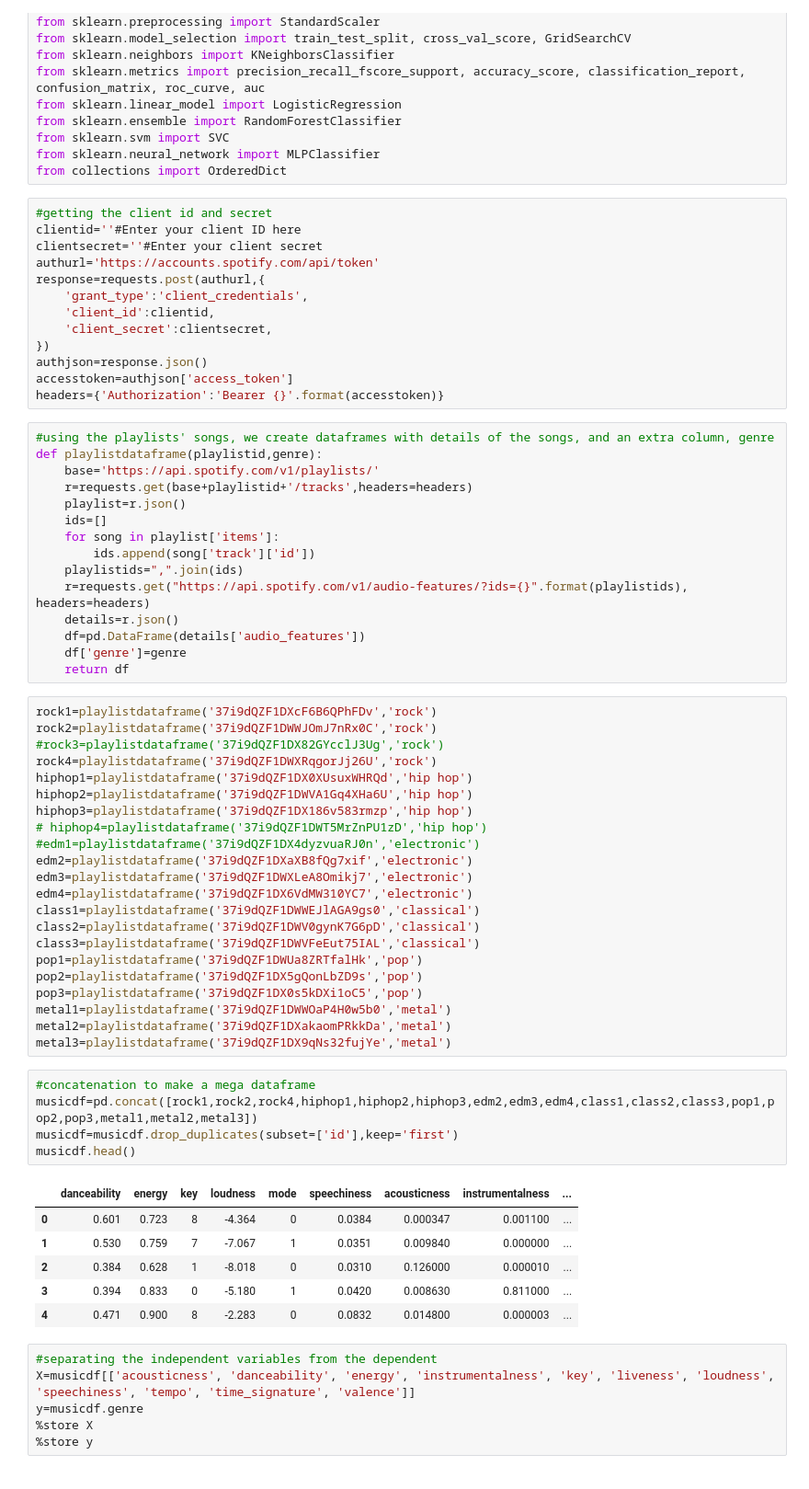
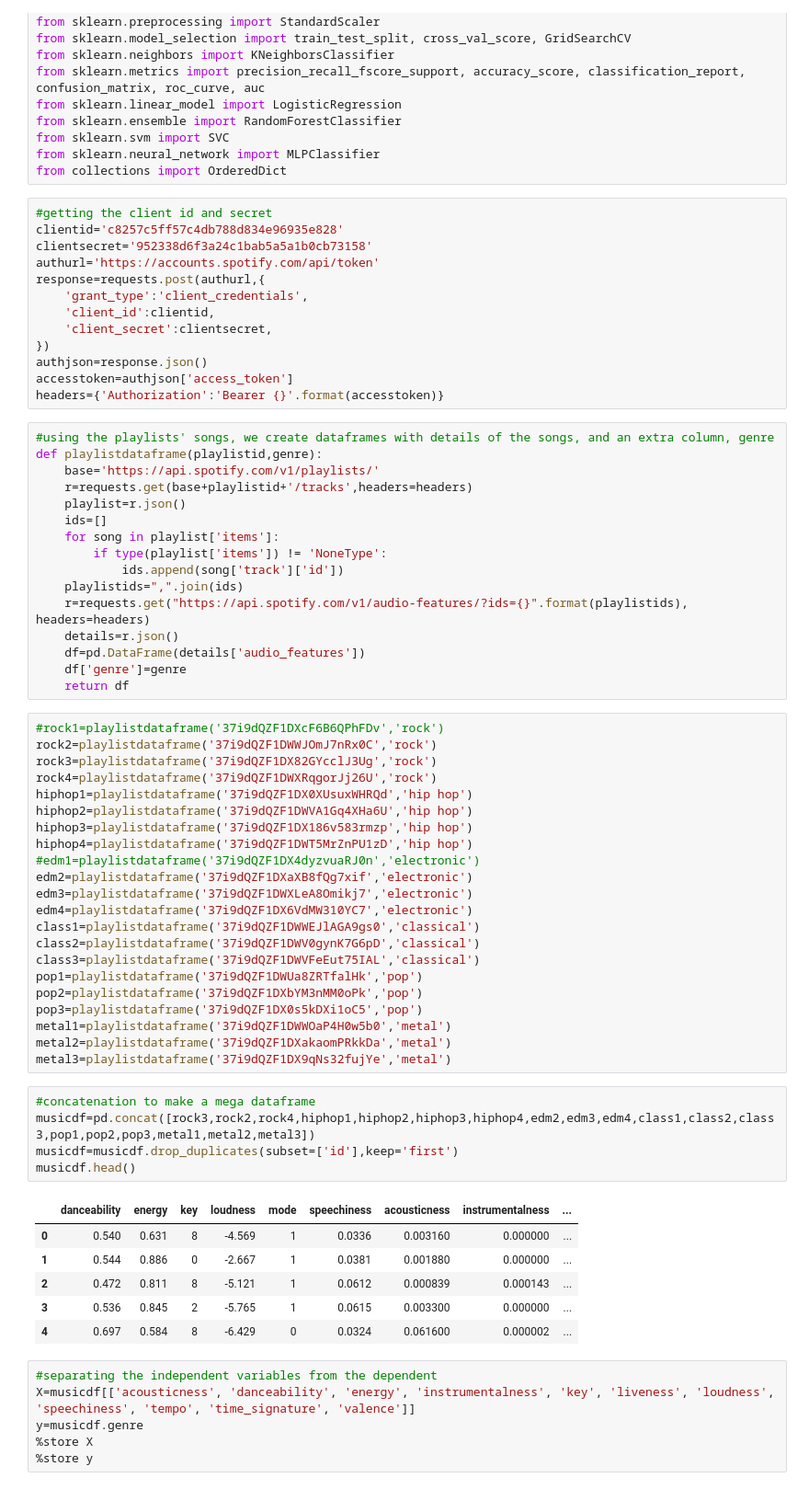
Before and after one commit to keshavshivkumar/spotifygenreclassifier, a Jupyter notebook: genreclassification.ipynb, the cells around one changed output. Shown: that part at 92% size. Cells and saved outputs as stored; diff of their text form.

```diff
--- a/genreclassification.ipynb
+++ b/genreclassification.ipynb
@@ -16,8 +16,8 @@ from sklearn.neural_network import MLPClassifier
 from collections import OrderedDict
 # %%
 #getting the client id and secret
-clientid=''#Enter your client ID here
-clientsecret=''#Enter your client secret
+clientid='c8257c5ff57c4db788d834e96935e828'
+clientsecret='952338d6f3a24c1bab5a5a1b0cb73158'
 authurl='https://accounts.spotify.com/api/token'
 response=requests.post(authurl,{
     'grant_type':'client_credentials',
@@ -35,7 +35,8 @@ def playlistdataframe(playlistid,genre):
     playlist=r.json()
     ids=[]
     for song in playlist['items']:
-        ids.append(song['track']['id'])
+        if type(playlist['items']) != 'NoneType':
+            ids.append(song['track']['id'])
     playlistids=",".join(ids)
     r=requests.get("https://api.spotify.com/v1/audio-features/?ids={}".format(playlistids), headers=headers)
     details=r.json()
@@ -43,14 +44,14 @@ def playlistdataframe(playlistid,genre):
     df['genre']=genre
     return df
 # %%
-rock1=playlistdataframe('37i9dQZF1DXcF6B6QPhFDv','rock')
+#rock1=playlistdataframe('37i9dQZF1DXcF6B6QPhFDv','rock')
 rock2=playlistdataframe('37i9dQZF1DWWJOmJ7nRx0C','rock')
-#rock3=playlistdataframe('37i9dQZF1DX82GYcclJ3Ug','rock')
+rock3=playlistdataframe('37i9dQZF1DX82GYcclJ3Ug','rock')
 rock4=playlistdataframe('37i9dQZF1DWXRqgorJj26U','rock')
 hiphop1=playlistdataframe('37i9dQZF1DX0XUsuxWHRQd','hip hop')
 hiphop2=playlistdataframe('37i9dQZF1DWVA1Gq4XHa6U','hip hop')
 hiphop3=playlistdataframe('37i9dQZF1DX186v583rmzp','hip hop')
-# hiphop4=playlistdataframe('37i9dQZF1DWT5MrZnPU1zD','hip hop')
+hiphop4=playlistdataframe('37i9dQZF1DWT5MrZnPU1zD','hip hop')
 #edm1=playlistdataframe('37i9dQZF1DX4dyzvuaRJ0n','electronic')
 edm2=playlistdataframe('37i9dQZF1DXaXB8fQg7xif','electronic')
 edm3=playlistdataframe('37i9dQZF1DWXLeA8Omikj7','electronic')
@@ -59,23 +60,23 @@ class1=playlistdataframe('37i9dQZF1DWWEJlAGA9gs0','classical')
 class2=playlistdataframe('37i9dQZF1DWV0gynK7G6pD','classical')
 class3=playlistdataframe('37i9dQZF1DWVFeEut75IAL','classical')
 pop1=playlistdataframe('37i9dQZF1DWUa8ZRTfalHk','pop')
-pop2=playlistdataframe('37i9dQZF1DX5gQonLbZD9s','pop')
+pop2=playlistdataframe('37i9dQZF1DXbYM3nMM0oPk','pop')
 pop3=playlistdataframe('37i9dQZF1DX0s5kDXi1oC5','pop')
 metal1=playlistdataframe('37i9dQZF1DWWOaP4H0w5b0','metal')
 metal2=playlistdataframe('37i9dQZF1DXakaomPRkkDa','metal')
 metal3=playlistdataframe('37i9dQZF1DX9qNs32fujYe','metal')
 # %%
 #concatenation to make a mega dataframe
-musicdf=pd.concat([rock1,rock2,rock4,hiphop1,hiphop2,hiphop3,edm2,edm3,edm4,class1,class2,class3,pop1,pop2,pop3,metal1,metal2,metal3])
+musicdf=pd.concat([rock3,rock2,rock4,hiphop1,hiphop2,hiphop3,hiphop4,edm2,edm3,edm4,class1,class2,class3,pop1,pop2,pop3,metal1,metal2,metal3])
 musicdf=musicdf.drop_duplicates(subset=['id'],keep='first')
 musicdf.head()
 # %% [output]
 |  | danceability | energy | key | loudness | mode | speechiness | acousticness | instrumentalness | ... |
-| 0 | 0.601 | 0.723 | 8 | -4.364 | 0 | 0.0384 | 0.000347 | 0.001100 | ... |
-| 1 | 0.530 | 0.759 | 7 | -7.067 | 1 | 0.0351 | 0.009840 | 0.000000 | ... |
-| 2 | 0.384 | 0.628 | 1 | -8.018 | 0 | 0.0310 | 0.126000 | 0.000010 | ... |
-| 3 | 0.394 | 0.833 | 0 | -5.180 | 1 | 0.0420 | 0.008630 | 0.811000 | ... |
-| 4 | 0.471 | 0.900 | 8 | -2.283 | 0 | 0.0832 | 0.014800 | 0.000003 | ... |
+| 0 | 0.540 | 0.631 | 8 | -4.569 | 1 | 0.0336 | 0.003160 | 0.000000 | ... |
+| 1 | 0.544 | 0.886 | 0 | -2.667 | 1 | 0.0381 | 0.001880 | 0.000000 | ... |
+| 2 | 0.472 | 0.811 | 8 | -5.121 | 1 | 0.0612 | 0.000839 | 0.000143 | ... |
+| 3 | 0.536 | 0.845 | 2 | -5.765 | 1 | 0.0615 | 0.003300 | 0.000000 | ... |
+| 4 | 0.697 | 0.584 | 8 | -6.429 | 0 | 0.0324 | 0.061600 | 0.000002 | ... |
 # %%
 #separating the independent variables from the dependent
 X=musicdf[['acousticness', 'danceability', 'energy', 'instrumentalness', 'key', 'liveness', 'loudness', 'speechiness', 'tempo', 'time_signature', 'valence']]
```
Also changed, not shown: parts of 16 cells of this notebook.
